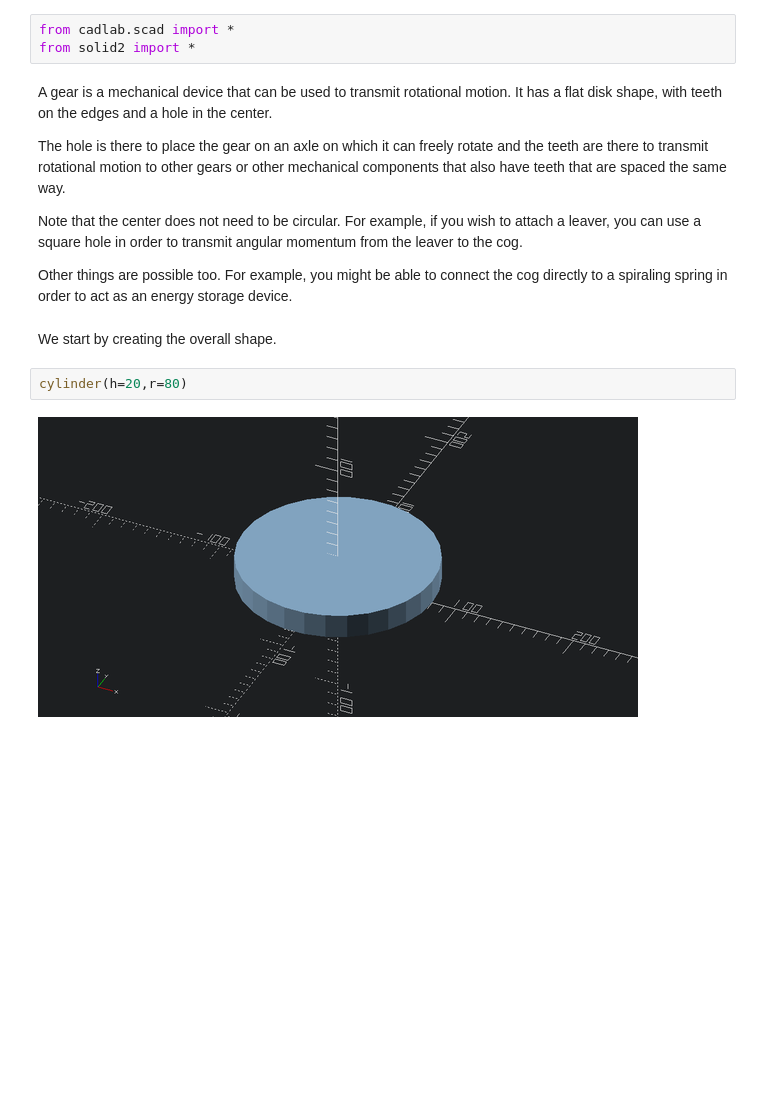
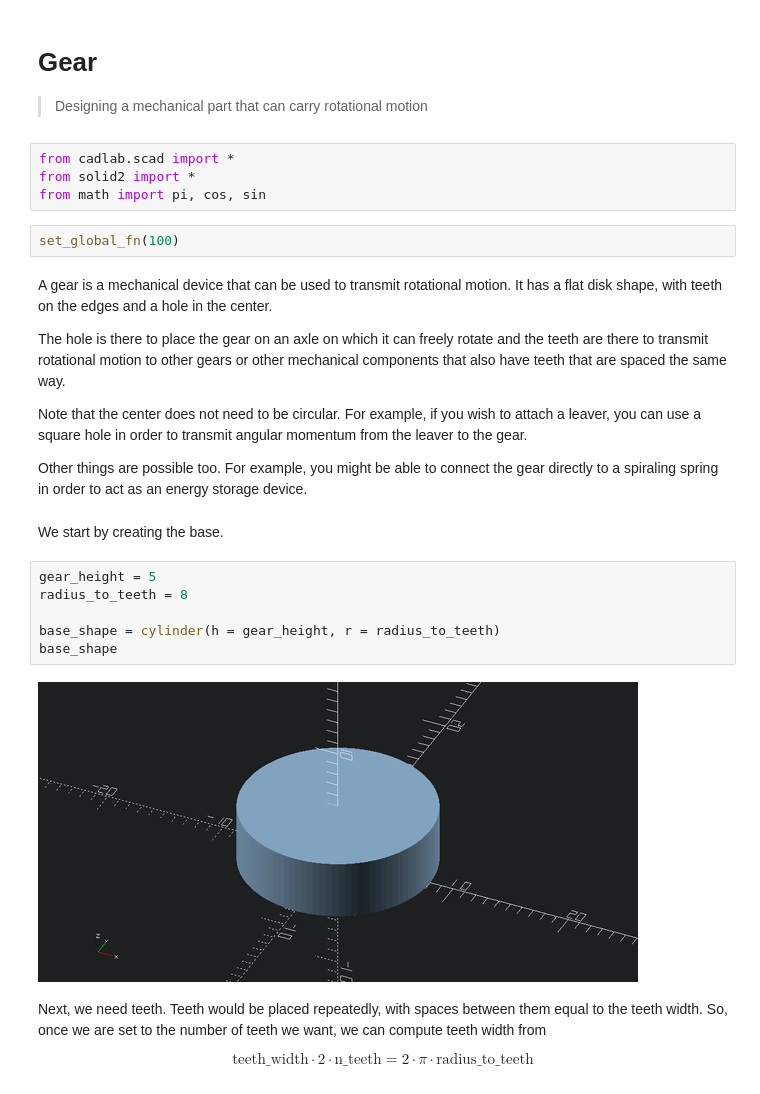
Before and after one commit to ozpau/cadlab, a Jupyter notebook: nbs/examples/00_gear.ipynb, the cells around one changed output. Cells and saved outputs as stored; diff of their text form; blank space fills up the shorter version.

Commit message:
gear wip, gotta fix teeth spacing

```diff
--- a/nbs/examples/00_gear.ipynb
+++ b/nbs/examples/00_gear.ipynb
@@ -1,6 +1,13 @@
+# %% [markdown]
+# Gear
+
+> Designing a mechanical part that can carry rotational motion
 # %%
 from cadlab.scad import *
 from solid2 import *
+from math import pi, cos, sin
+# %%
+set_global_fn(100)
 # %% [markdown]
 A gear is a mechanical device that can be used to transmit rotational motion.
 It has a flat disk shape, with teeth on the edges and a hole in the center.
@@ -9,13 +16,26 @@ The hole is there to place the gear on an axle on which it can freely rotate and
 spaced the same way.
 
 Note that the center does not need to be circular. For example, if you wish to attach a leaver, you can
-use a square hole in order to transmit angular momentum from the leaver to the cog.
+use a square hole in order to transmit angular momentum from the leaver to the gear.
 
-Other things are possible too. For example, you might be able to connect the cog directly to a spiraling
+Other things are possible too. For example, you might be able to connect the gear directly to a spiraling
 spring in order to act as an energy storage device.
 # %% [markdown]
-We start by creating the overall shape.
+We start by creating the base.
 # %%
-cylinder(h=20,r=80)
+gear_height = 5
+radius_to_teeth = 8
+
+base_shape = cylinder(h = gear_height, r = radius_to_teeth)
+base_shape
 # %% [output]
-[figure, old version]
+[figure, new version]
+# %% [markdown]
+Next, we need teeth.
+Teeth would be placed repeatedly, with spaces between them equal to the teeth width.
+So, once we are set to the number of teeth we want, we can compute teeth width
+from
+
+$$
+\text{teeth_width} \cdot 2 \cdot \text{n_teeth} = 2 \cdot \pi \cdot \text{radius_to_teeth}
+$$
```
Also changed, not shown: parts of 12 cells of this notebook.
